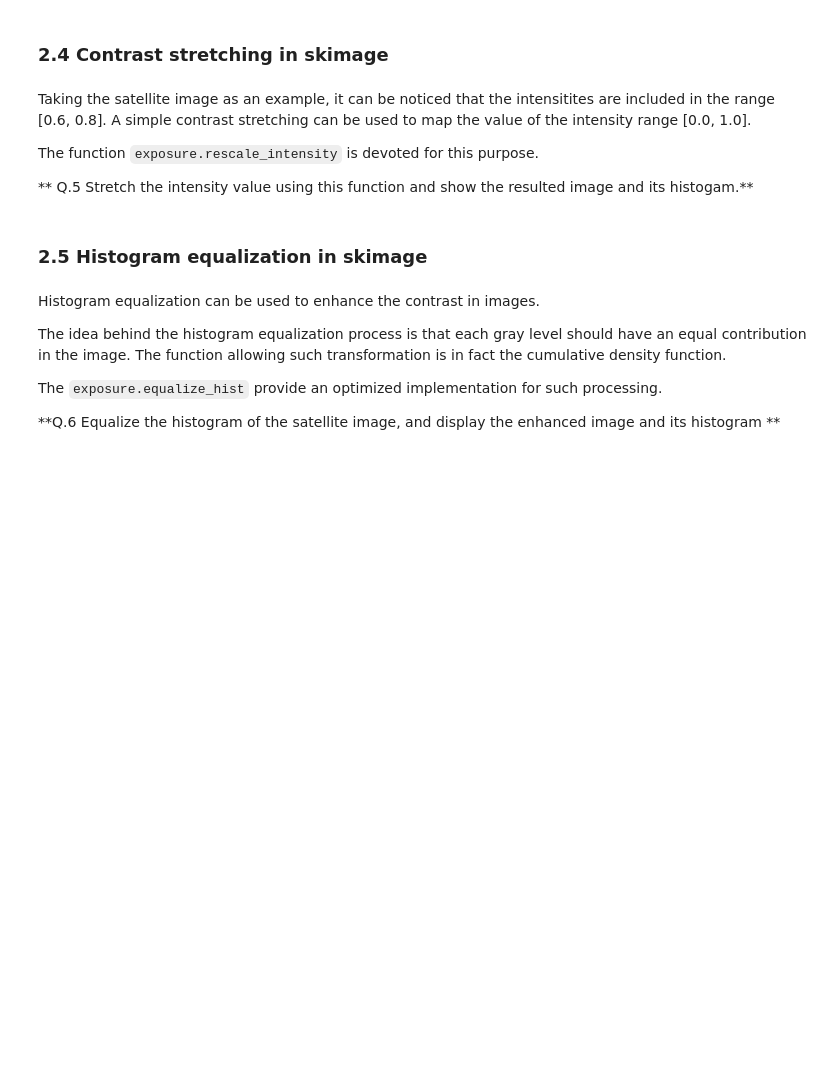
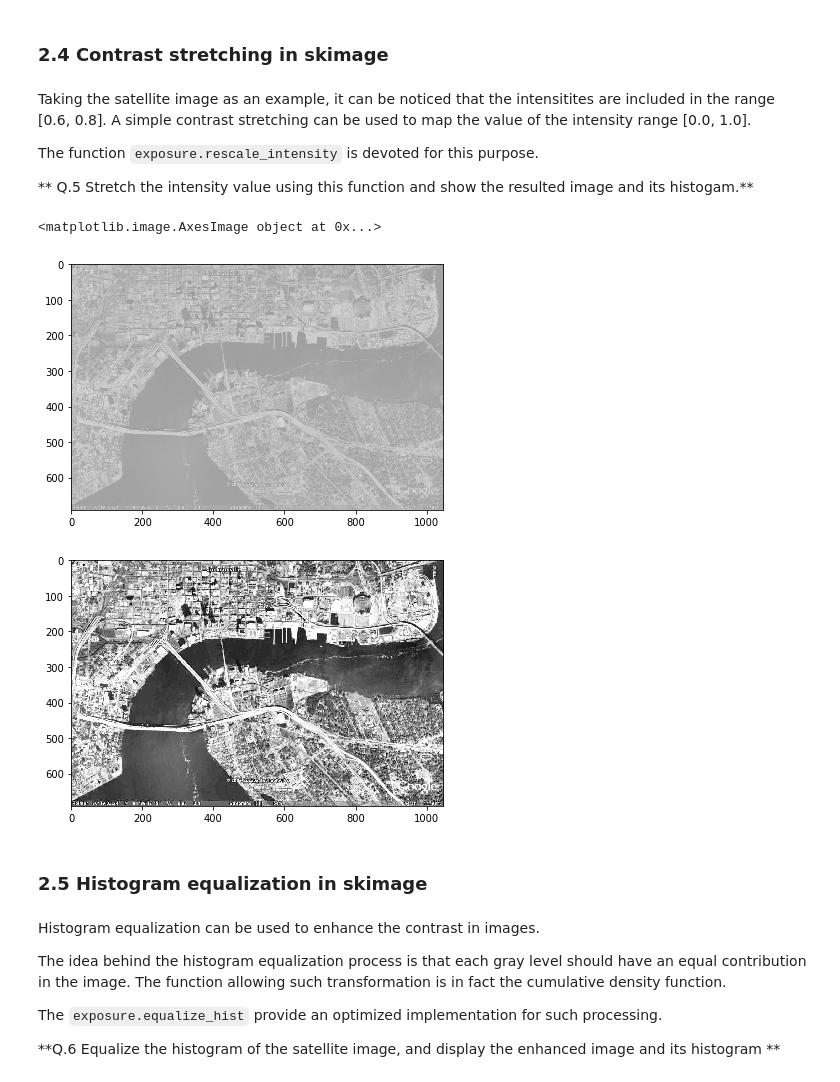
Before and after one commit to gulnurungan/B31XB-IIP-TP-1718, a Jupyter notebook: 2-image-enhancement/2-enhancement.ipynb, the cells around one changed output. Saved outputs shown, nothing was run; the diff lists cells and outputs as text; code cells hidden in the pictures; blank space fills up the shorter version.

```diff
--- a/2-image-enhancement/2-enhancement.ipynb
+++ b/2-image-enhancement/2-enhancement.ipynb
@@ -256,6 +264,32 @@ Taking the satellite image as an example, it can be noticed that the intensitite
 The function `exposure.rescale_intensity` is devoted for this purpose.
 
 ** Q.5 Stretch the intensity value using this function and show the resulted image and its histogam.**
+# %%
+#exposure.rescale_intensity?
+img_path='./images/satellite.jpg'
+satellite=io.imread(img_path , as_grey=True) #?????????????????????? why as grey?
+satellite = img_as_float(satellite)
+plt.figure()
+io.imshow(satellite)
+
+
+# Define a set of 256 values ranging from 0 to 255
+
+x = np.arange(10, dtype='float')
+
+# Define the parameter c
+cut_off = np.linspace(100., 200., num=5)
+
+# Plot the transform function
+plt.figure()
+satel_2=exposure.rescale_intensity(satellite, in_range=(0.6 , 0.8), out_range=(0.0 ,1.0))
+
+
+io.imshow(satel_2, cmap=cm.Greys_r) #why cm.Grey????????????????????????????
+# %% [output]
+<matplotlib.image.AxesImage object at 0x...>
+[figure, added]
+[figure, added]
 # %% [markdown]
 ### 2.5 Histogram equalization in skimage
 # %% [markdown]
```
Also changed, not shown: parts of 9 cells of this notebook, 1 other file.
